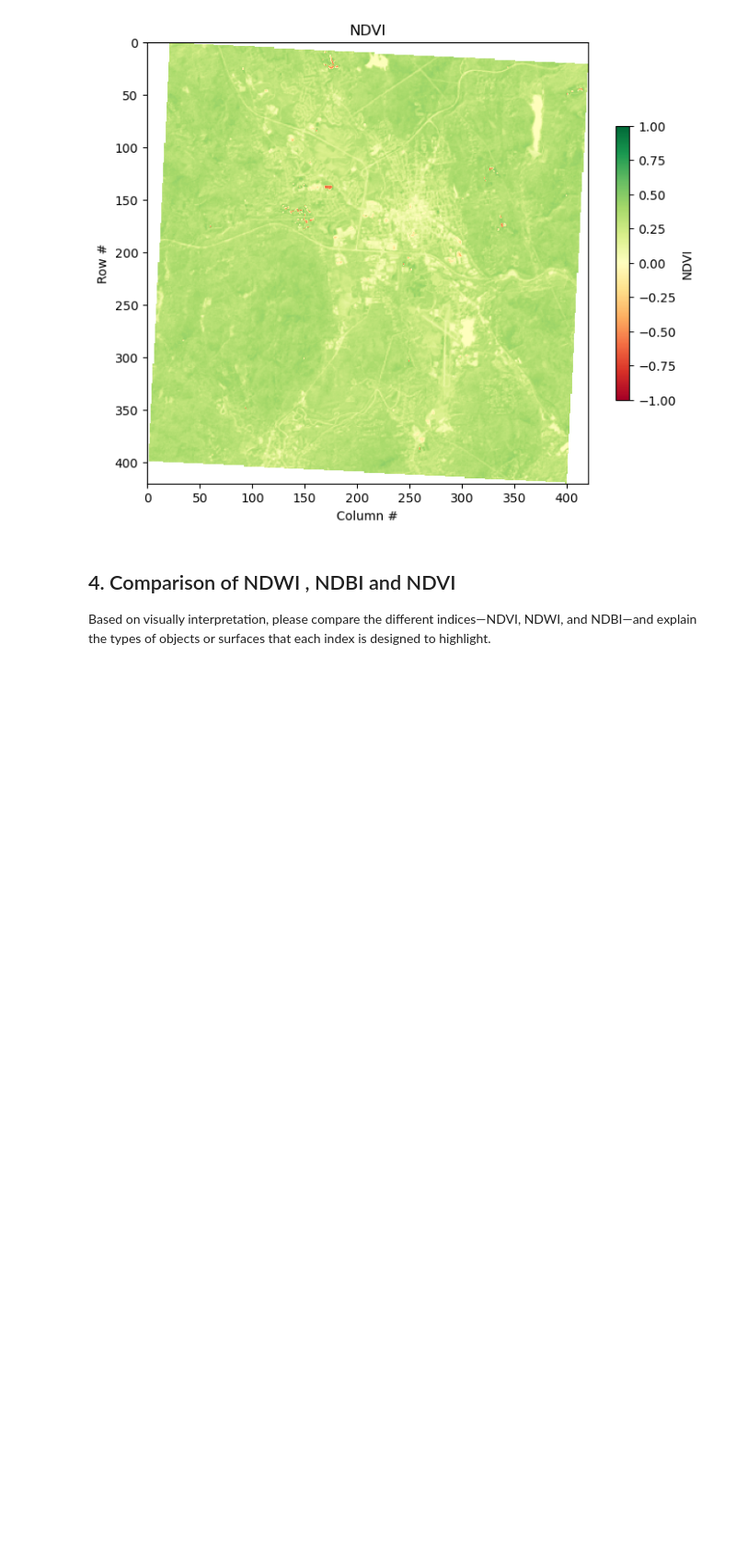
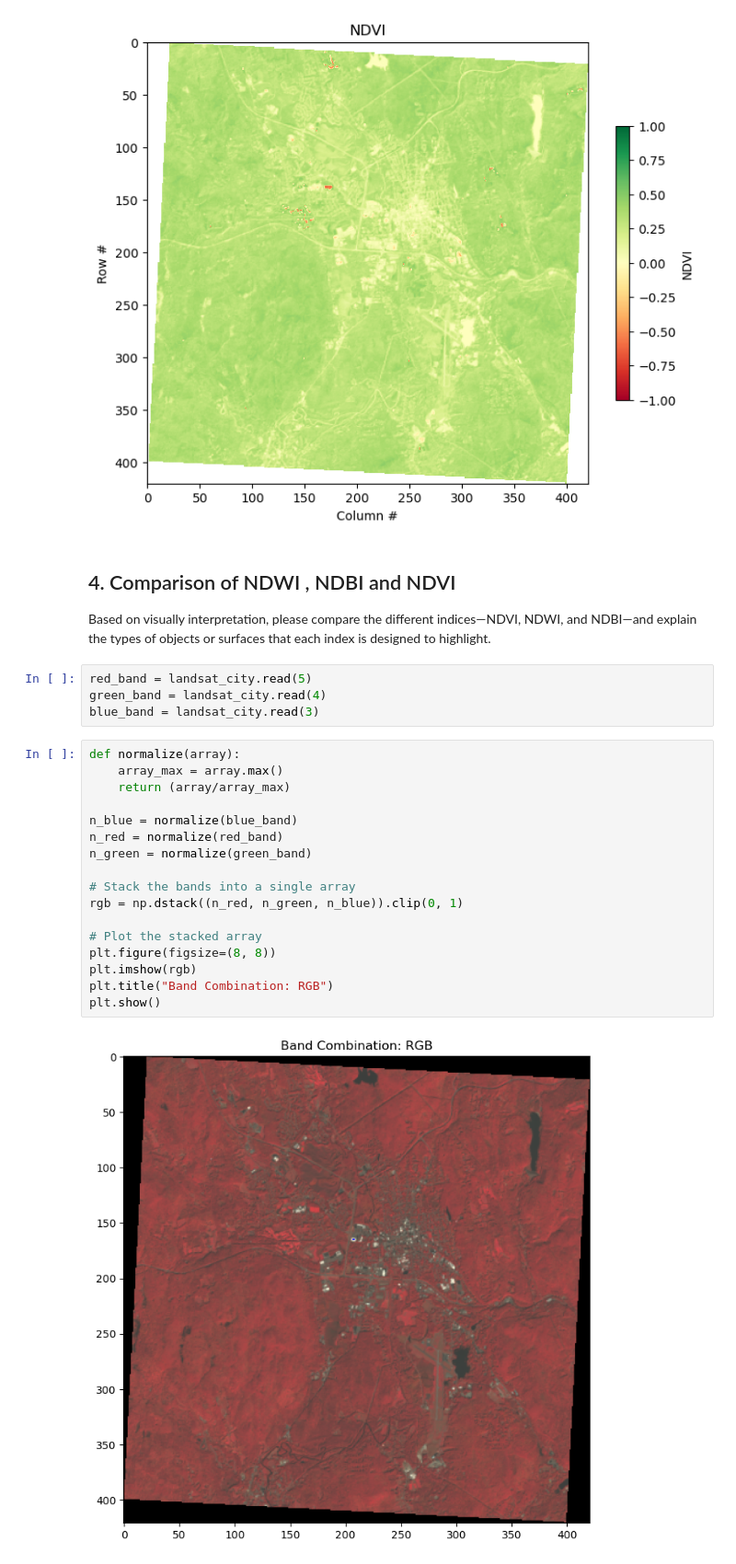
Before and after one commit to gisynw/ssj-302, a Jupyter notebook: docs/Labs/Lab08/Lab08_Instructor.ipynb, the cells around one changed output. Shown at 92% size. Drawn from its saved outputs; the diff is of its cells as text; blank space fills up the shorter version.

```diff
--- a/docs/Labs/Lab08/Lab08_Instructor.ipynb
+++ b/docs/Labs/Lab08/Lab08_Instructor.ipynb
@@ -112,3 +112,26 @@ plt.show()
 # %% [markdown]
 ## 4. Comparison of NDWI , NDBI and NDVI
 Based on visually interpretation, please compare the different indices—NDVI, NDWI, and NDBI—and explain the types of objects or surfaces that each index is designed to highlight.
+# %%
+red_band = landsat_city.read(5)
+green_band = landsat_city.read(4)
+blue_band = landsat_city.read(3)
+# %%
+def normalize(array):
+    array_max = array.max()
+    return (array/array_max)
+
+n_blue = normalize(blue_band)
+n_red = normalize(red_band)
+n_green = normalize(green_band)
+
+# Stack the bands into a single array
+rgb = np.dstack((n_red, n_green, n_blue)).clip(0, 1)
+
+# Plot the stacked array
+plt.figure(figsize=(8, 8))
+plt.imshow(rgb)
+plt.title("Band Combination: RGB")
+plt.show()
+# %% [output]
+[figure, added]
```
